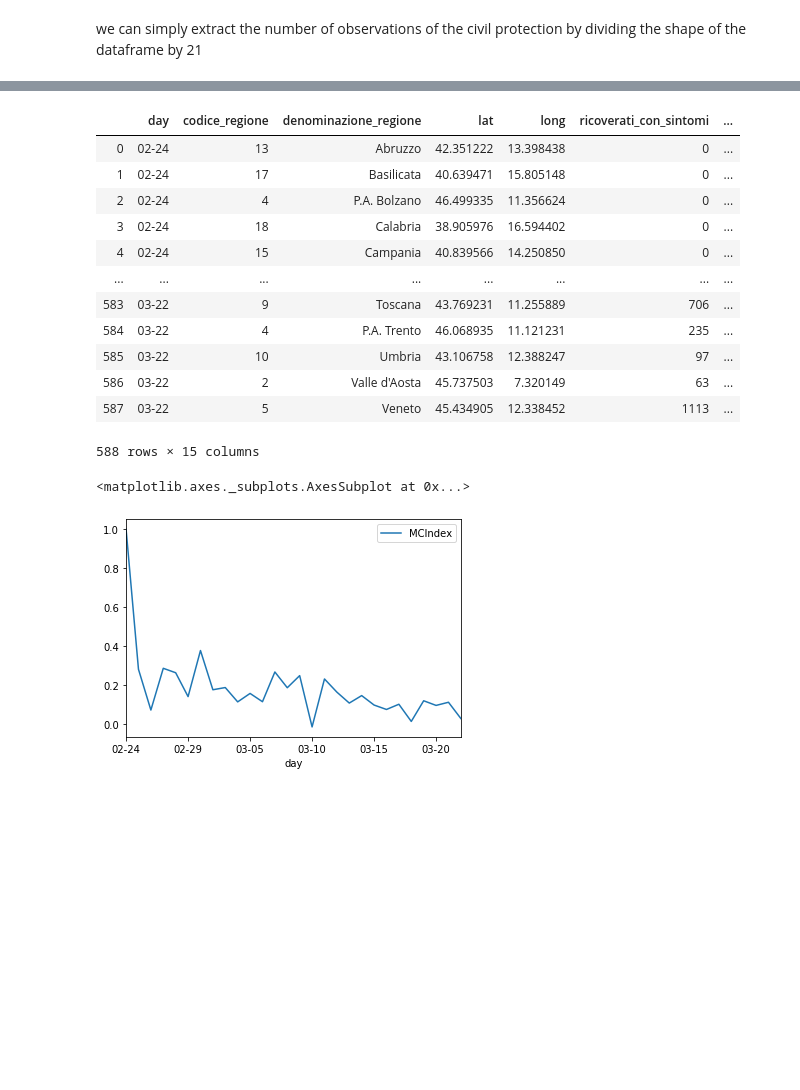
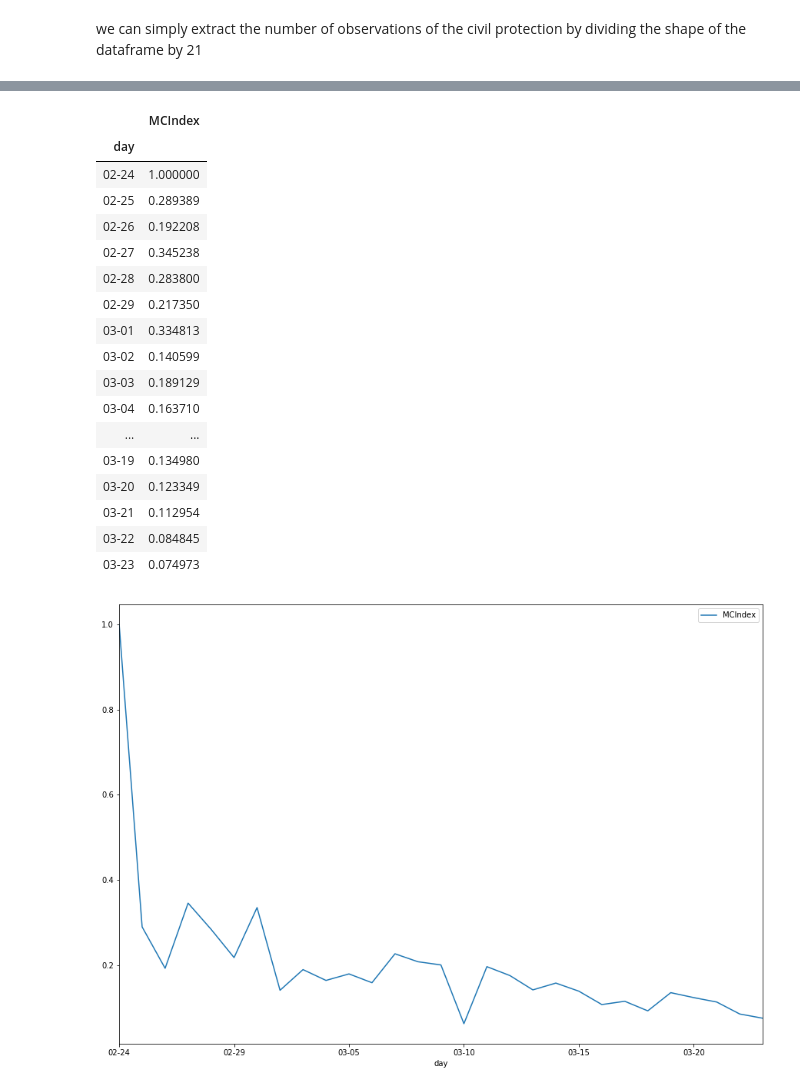
Before and after one commit to simonegiancola09/covid-19-Analysis, a Jupyter notebook: Covid.ipynb, the cells around one changed output, grey strips where cells are left out. Saved outputs shown, nothing was run; the diff lists cells and outputs as text; code cells hidden in the pictures; blank space fills up the shorter version.

```diff
--- a/Covid.ipynb
+++ b/Covid.ipynb
@@ -8,6 +8,7 @@ DOWNLOAD_ROOT = "https://raw.githubusercontent.com/pcm-dpc/COVID-19"
 COVID_PATH = os.path.join("datasets", "covid")
 COVID_REGIONI_URL = DOWNLOAD_ROOT + "/master/dati-regioni/dpc-covid19-ita-regioni.csv"
 COVID_PROVINCE_URL = DOWNLOAD_ROOT + "/master/dati-province/dpc-covid19-ita-province.csv"
+COVID_NAZIONE_URL = DOWNLOAD_ROOT + "/master/dati-andamento-nazionale/dpc-covid19-ita-andamento-nazionale.csv"
 
 def fetch_dati_regione(regioni_url=COVID_REGIONI_URL, regioni_path=COVID_PATH):
     os.makedirs(regioni_path, exist_ok=True)
@@ -26,3 +27,16 @@ def fetch_dati_provincia(province_url=COVID_PROVINCE_URL, province_path=COVID_PA
 def load_dati_provincia(province_path=COVID_PATH):
     csv_path=os.path.join(province_path, "province.csv")
     return pd.read_csv(csv_path)
+
+def fetch_dati_nazione(nazione_url=COVID_NAZIONE_URL, nazione_path=COVID_PATH):
+    os.makedirs(nazione_path, exist_ok=True)
+    path=os.path.join(nazione_path, "nazione.csv")
+    urllib.request.urlretrieve(nazione_url, path)
+
+def load_dati_nazione(nazione_path=COVID_PATH):
+    csv_path=os.path.join(nazione_path, "nazione.csv")
+    return pd.read_csv(csv_path)
+# %%
+fetch_dati_nazione()
+nazione=load_dati_nazione()
+nazione.tail()
@@ -82,3 +104,9 @@ day=np.array(day)
 for i in range(len(day)):
     day[i]=day[i][5:10]
 province.insert(0,column='day', value=day)
+# %%
+day=nazione.data.copy()
+day=np.array(day)
+for i in range(len(day)):
+    day[i]=day[i][5:10]
+nazione.insert(0,column='day', value=day)
@@ -85,8 +129,9 @@ province.insert(0,column='day', value=day)
 # %% [markdown]
 then we drop the 'data' & 'stato' column which are now useless
 # %%
-regioni=regioni.drop(['data','stato'],axis=1)
-province=province.drop(['data','stato'],axis=1)
+regioni=regioni.drop(['data','stato', 'codice_regione'],axis=1, errors="ignore")
+province=province.drop(['data','stato','codice_regione', 'codice_provincia'],axis=1, errors="ignore")
+nazione=nazione.drop(['data','stato'],axis=1, errors="ignore")
 # %% [markdown]
 now we try to create a dataframe/dictionary which combines values of codice_regione with values of denominazione_regione
 # %% [markdown]
@@ -324,29 +352,32 @@ get_regione_by_provincia("Lombardia")
-# %%
-regioni
-# %% [output]
-|  | day | codice_regione | denominazione_regione | lat | long | ricoverati_con_sintomi | ... |
-| 0 | 02-24 | 13 | Abruzzo | 42.351222 | 13.398438 | 0 | ... |
-| 1 | 02-24 | 17 | Basilicata | 40.639471 | 15.805148 | 0 | ... |
-| 2 | 02-24 | 4 | P.A. Bolzano | 46.499335 | 11.356624 | 0 | ... |
-| 3 | 02-24 | 18 | Calabria | 38.905976 | 16.594402 | 0 | ... |
-| 4 | 02-24 | 15 | Campania | 40.839566 | 14.250850 | 0 | ... |
-| ... | ... | ... | ... | ... | ... | ... | ... |
-| 583 | 03-22 | 9 | Toscana | 43.769231 | 11.255889 | 706 | ... |
-| 584 | 03-22 | 4 | P.A. Trento | 46.068935 | 11.121231 | 235 | ... |
-| 585 | 03-22 | 10 | Umbria | 43.106758 | 12.388247 | 97 | ... |
-| 586 | 03-22 | 2 | Valle d'Aosta | 45.737503 | 7.320149 | 63 | ... |
-| 587 | 03-22 | 5 | Veneto | 45.434905 | 12.338452 | 1113 | ... |
-588 rows × 15 columns
 # %%
 #Questo è un piccolissimo test: mio padre (MC) mi ha fatto notare che un indice interessante
 #è il rapporto fra il numero di nuovi positivi e il numero totale di attualmente positivi
-regioni["MCIndex"]=regioni["nuovi_attualmente_positivi"]/regioni["totale_attualmente_positivi"]
-reg=pd.DataFrame(data=get_regione_2(regioni, "Lombardia"), columns=["day", "MCIndex"])
-reg.set_index("day", inplace=True)
-reg.plot()
+temp=pd.DataFrame(data=nazione, columns=["day", "nuovi_attualmente_positivi", "totale_attualmente_positivi"])
+temp["MCIndex"]=temp["nuovi_attualmente_positivi"]/temp["totale_attualmente_positivi"]
+temp.drop(["nuovi_attualmente_positivi", "totale_attualmente_positivi"], axis=1, inplace=True)
+temp.set_index("day", inplace=True)
+temp.plot(figsize=(15,10.5))
+temp
 # %% [output]
-<matplotlib.axes._subplots.AxesSubplot at 0x...>
+|  | MCIndex |
+| day |  |
+| 02-24 | 1.000000 |
+| 02-25 | 0.289389 |
+| 02-26 | 0.192208 |
+| 02-27 | 0.345238 |
+| 02-28 | 0.283800 |
+| 02-29 | 0.217350 |
+| 03-01 | 0.334813 |
+| 03-02 | 0.140599 |
+| 03-03 | 0.189129 |
+| 03-04 | 0.163710 |
+| ... | ... |
+| 03-19 | 0.134980 |
+| 03-20 | 0.123349 |
+| 03-21 | 0.112954 |
+| 03-22 | 0.084845 |
+| 03-23 | 0.074973 |
-[figure, old version]
+[figure, new version]
 # %%
 regioni.tail()
 # %% [output]
```
Also changed, not shown: parts of 18 cells of this notebook.
